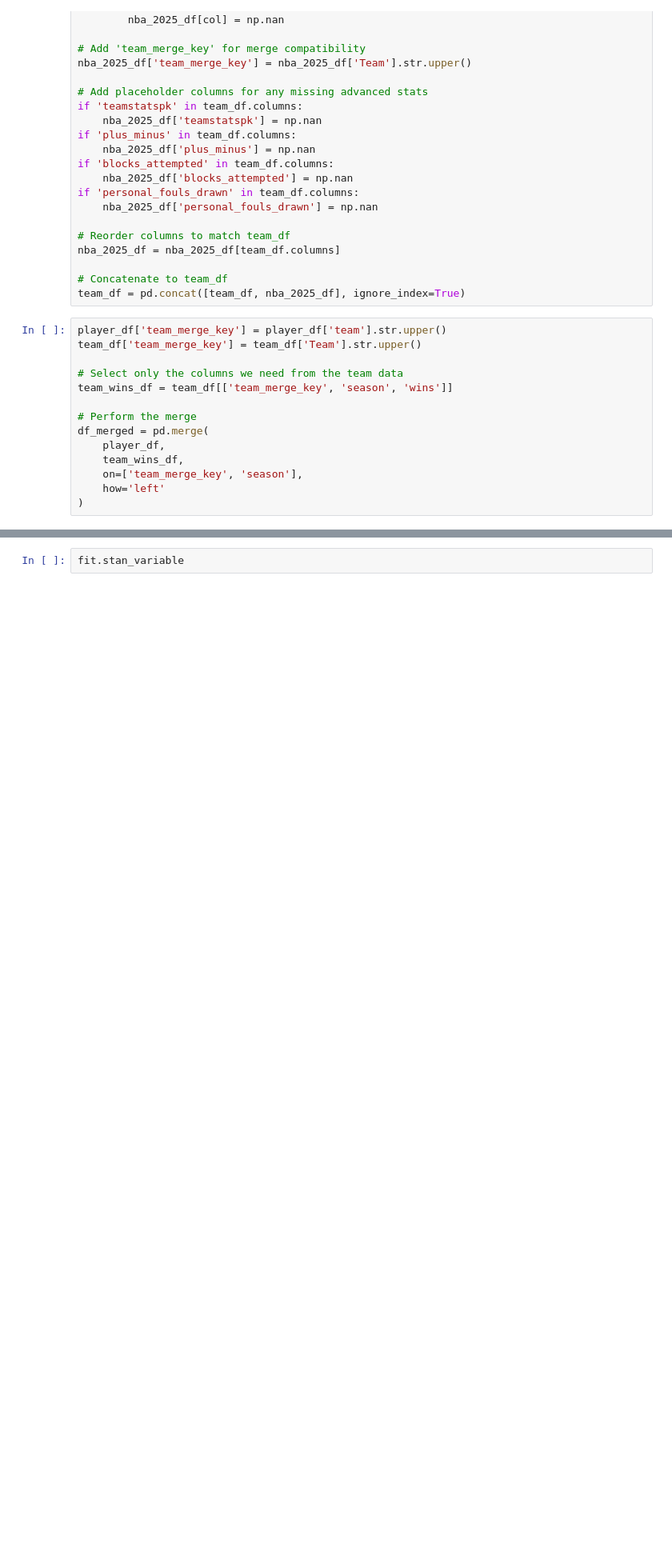
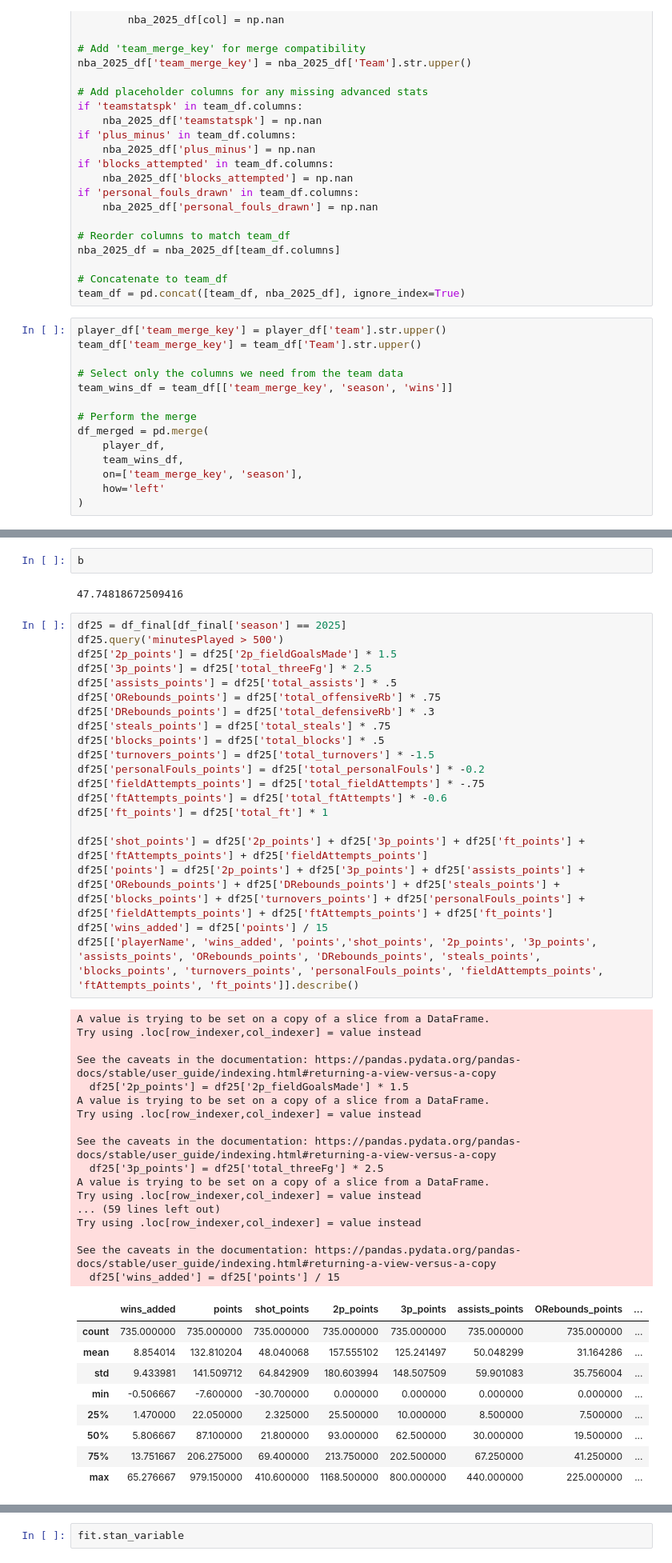
Before and after one commit to Reece236/BOOKER, a Jupyter notebook: full_model/notebook.ipynb, the cells around one changed output, grey strips where cells are left out. Shown at 80% size. Saved outputs shown, nothing was run; the diff lists cells and outputs as text; blank space fills up the shorter version.

```diff
--- a/full_model/notebook.ipynb
+++ b/full_model/notebook.ipynb
@@ -472,0 +543,51 @@ df_season
+# %%
+b
+# %% [output]
+47.74818672509416
+# %%
+df25 = df_final[df_final['season'] == 2025]
+df25.query('minutesPlayed > 500')
+df25['2p_points'] = df25['2p_fieldGoalsMade'] * 1.5
+df25['3p_points'] = df25['total_threeFg'] * 2.5
+df25['assists_points'] = df25['total_assists'] * .5
+df25['ORebounds_points'] = df25['total_offensiveRb'] * .75
+df25['DRebounds_points'] = df25['total_defensiveRb'] * .3
+df25['steals_points'] = df25['total_steals'] * .75
+df25['blocks_points'] = df25['total_blocks'] * .5
+df25['turnovers_points'] = df25['total_turnovers'] * -1.5
+df25['personalFouls_points'] = df25['total_personalFouls'] * -0.2
+df25['fieldAttempts_points'] = df25['total_fieldAttempts'] * -.75
+df25['ftAttempts_points'] = df25['total_ftAttempts'] * -0.6
+df25['ft_points'] = df25['total_ft'] * 1
+
+df25['shot_points'] = df25['2p_points'] + df25['3p_points'] + df25['ft_points'] + df25['ftAttempts_points'] + df25['fieldAttempts_points']
+df25['points'] = df25['2p_points'] + df25['3p_points'] + df25['assists_points'] + df25['ORebounds_points'] + df25['DRebounds_points'] + df25['steals_points'] + df25['blocks_points'] + df25['turnovers_points'] + df25['personalFouls_points'] + df25['fieldAttempts_points'] + df25['ftAttempts_points'] + df25['ft_points']
+df25['wins_added'] = df25['points'] / 15
+df25[['playerName', 'wins_added', 'points','shot_points', '2p_points', '3p_points', 'assists_points', 'ORebounds_points', 'DRebounds_points', 'steals_points', 'blocks_points', 'turnovers_points', 'personalFouls_points', 'fieldAttempts_points', 'ftAttempts_points', 'ft_points']].describe()
+# %% [output]
+A value is trying to be set on a copy of a slice from a DataFrame.
+Try using .loc[row_indexer,col_indexer] = value instead
+
+See the caveats in the documentation: https://pandas.pydata.org/pandas-docs/stable/user_guide/indexing.html#returning-a-view-versus-a-copy
+  df25['2p_points'] = df25['2p_fieldGoalsMade'] * 1.5
+A value is trying to be set on a copy of a slice from a DataFrame.
+Try using .loc[row_indexer,col_indexer] = value instead
+
+See the caveats in the documentation: https://pandas.pydata.org/pandas-docs/stable/user_guide/indexing.html#returning-a-view-versus-a-copy
+  df25['3p_points'] = df25['total_threeFg'] * 2.5
+A value is trying to be set on a copy of a slice from a DataFrame.
+Try using .loc[row_indexer,col_indexer] = value instead
+... (59 lines left out)
+Try using .loc[row_indexer,col_indexer] = value instead
+
+See the caveats in the documentation: https://pandas.pydata.org/pandas-docs/stable/user_guide/indexing.html#returning-a-view-versus-a-copy
+  df25['wins_added'] = df25['points'] / 15
+|  | wins_added | points | shot_points | 2p_points | 3p_points | assists_points | ORebounds_points | ... |
+| count | 735.000000 | 735.000000 | 735.000000 | 735.000000 | 735.000000 | 735.000000 | 735.000000 | ... |
+| mean | 8.854014 | 132.810204 | 48.040068 | 157.555102 | 125.241497 | 50.048299 | 31.164286 | ... |
+| std | 9.433981 | 141.509712 | 64.842909 | 180.603994 | 148.507509 | 59.901083 | 35.756004 | ... |
+| min | -0.506667 | -7.600000 | -30.700000 | 0.000000 | 0.000000 | 0.000000 | 0.000000 | ... |
+| 25% | 1.470000 | 22.050000 | 2.325000 | 25.500000 | 10.000000 | 8.500000 | 7.500000 | ... |
+| 50% | 5.806667 | 87.100000 | 21.800000 | 93.000000 | 62.500000 | 30.000000 | 19.500000 | ... |
+| 75% | 13.751667 | 206.275000 | 69.400000 | 213.750000 | 202.500000 | 67.250000 | 41.250000 | ... |
+| max | 65.276667 | 979.150000 | 410.600000 | 1168.500000 | 800.000000 | 440.000000 | 225.000000 | ... |
```
Also changed, not shown: parts of 18 cells of this notebook, 8 other files.
